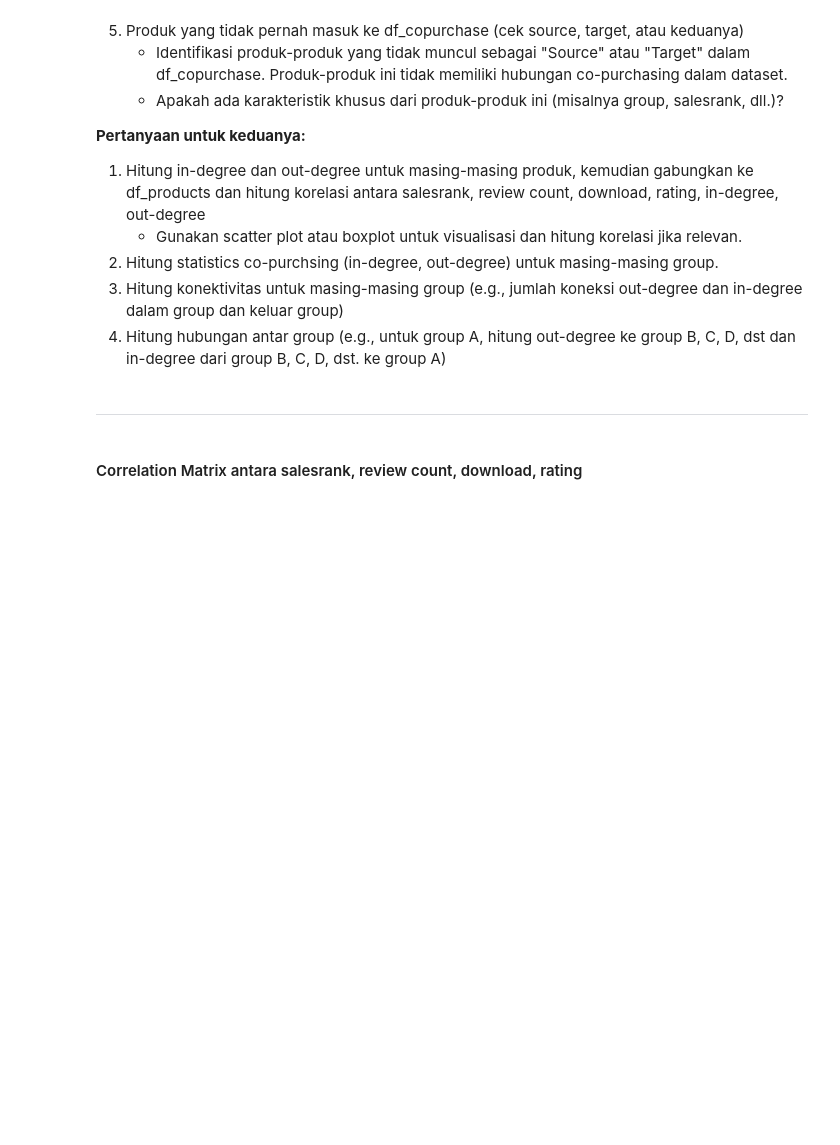
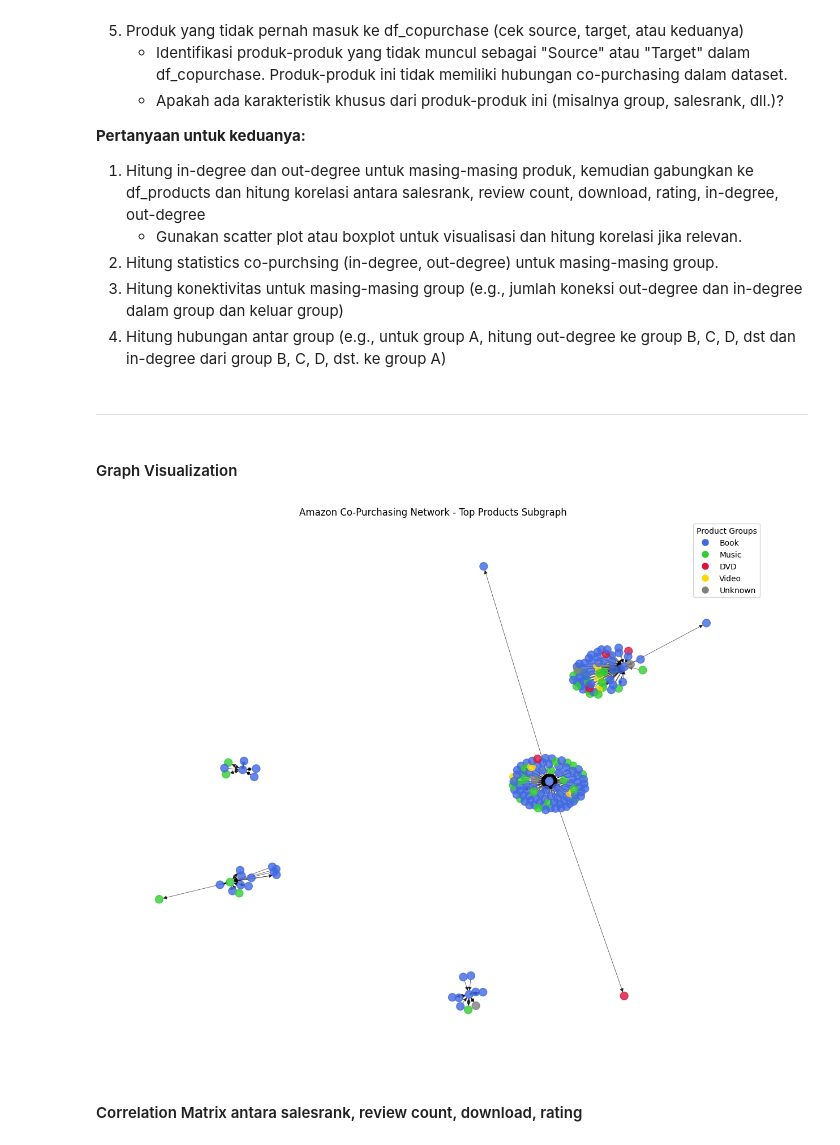
Before and after one commit to Miner-Lover/AmazonMining, a Jupyter notebook: eda.ipynb, the cells around one changed output. Drawn from its saved outputs; the diff is of its cells as text; code cells hidden in the pictures; blank space fills up the shorter version.

Commit message:
Added viz graph

```diff
--- a/eda.ipynb
+++ b/eda.ipynb
@@ -115,6 +116,54 @@ df_copurchase.head()
    in-degree dari group B, C, D, dst. ke group A)
 # %% [markdown]
 ---
+# %% [markdown]
+#### Graph Visualization
+# %%
+# Get products with highest in-degree (most popular targets)
+top_products = df_copurchase['Target'].value_counts().head(30).index.tolist()
+
+# Create subgraph with just these products and their immediate neighbors
+subgraph_edges = df_copurchase[
+    (df_copurchase['Source'].isin(top_products[:5])) |
+    (df_copurchase['Target'].isin(top_products[:5]))
+].head(200)
+
+# Create graph from this subset
+G_sub = nx.from_pandas_edgelist(subgraph_edges, 'Source', 'Target', create_using=nx.DiGraph())
+
+# Get group colors
+node_groups = {node: df_products[df_products['id'] == node]['group'].values[0]
+               if node in df_products['id'].values else 'Unknown'
+               for node in G_sub.nodes()}
+
+# Map groups to colors
+group_to_color = {'Book': 'royalblue', 'Music': 'limegreen',
+                  'DVD': 'crimson', 'Video': 'gold', 'Unknown': 'gray'}
+node_colors = [group_to_color.get(node_groups.get(node, 'Unknown'), 'gray') for node in G_sub.nodes()]
+
+# Plot
+plt.figure(figsize=(12, 10))
+pos = nx.spring_layout(G_sub, seed=42)
+nx.draw_networkx(G_sub, pos,
+                 node_color=node_colors,
+                 node_size=100,
+                 with_labels=False,
+                 alpha=0.8,
+                 width=0.5,
+                 arrowsize=10)
+
+# Add legend
+legend_elements = [plt.Line2D([0], [0], marker='o', color='w', markerfacecolor=color,
+                             markersize=10, label=group)
+                  for group, color in group_to_color.items()]
+plt.legend(handles=legend_elements, title="Product Groups")
+
+plt.title("Amazon Co-Purchasing Network - Top Products Subgraph")
+plt.axis('off')
+plt.tight_layout()
+plt.show()
+# %% [output]
+[figure, added]
 # %% [markdown]
 #### Correlation Matrix antara salesrank, review count, download, rating
 # %%
```
Also changed, not shown: parts of 1 cell of this notebook.
